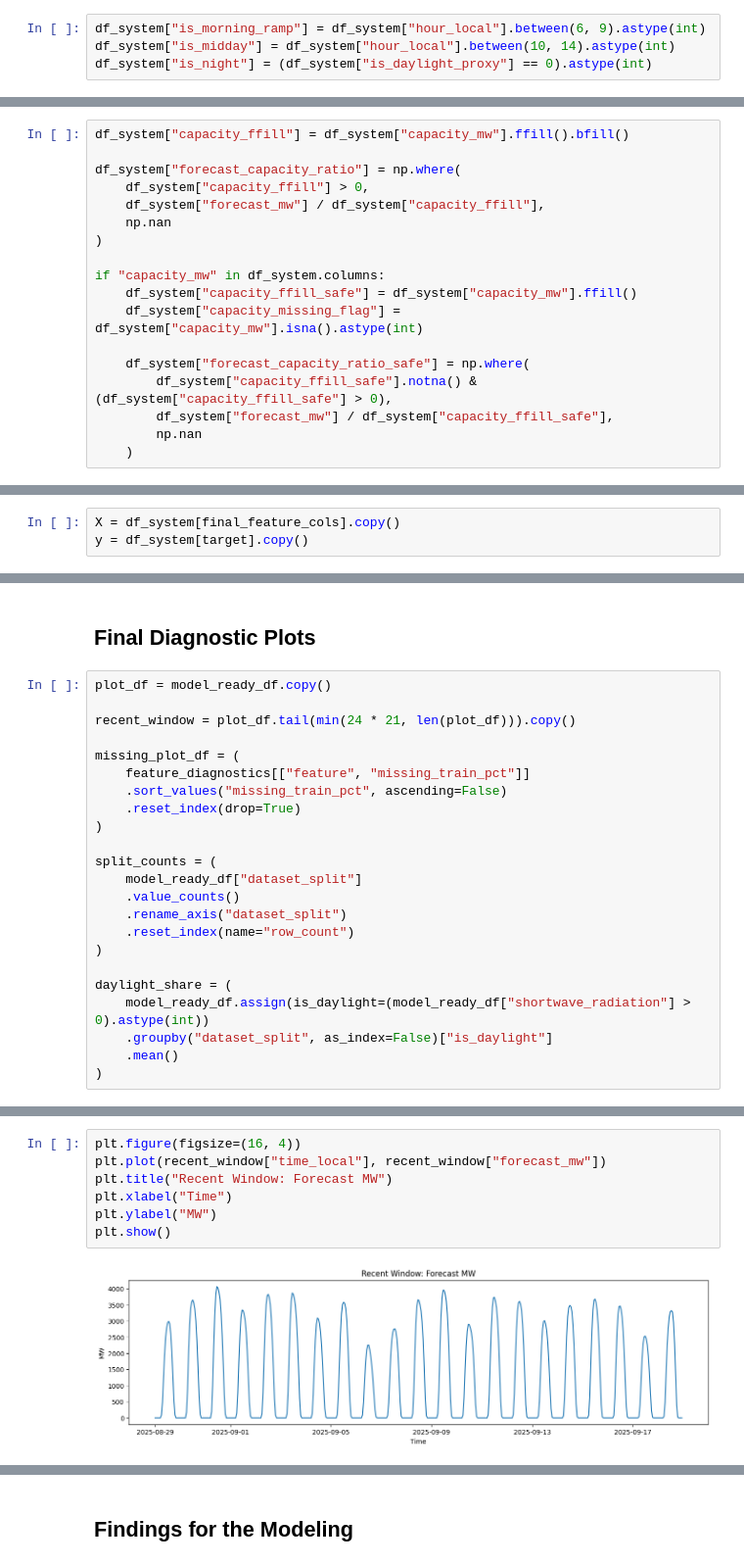
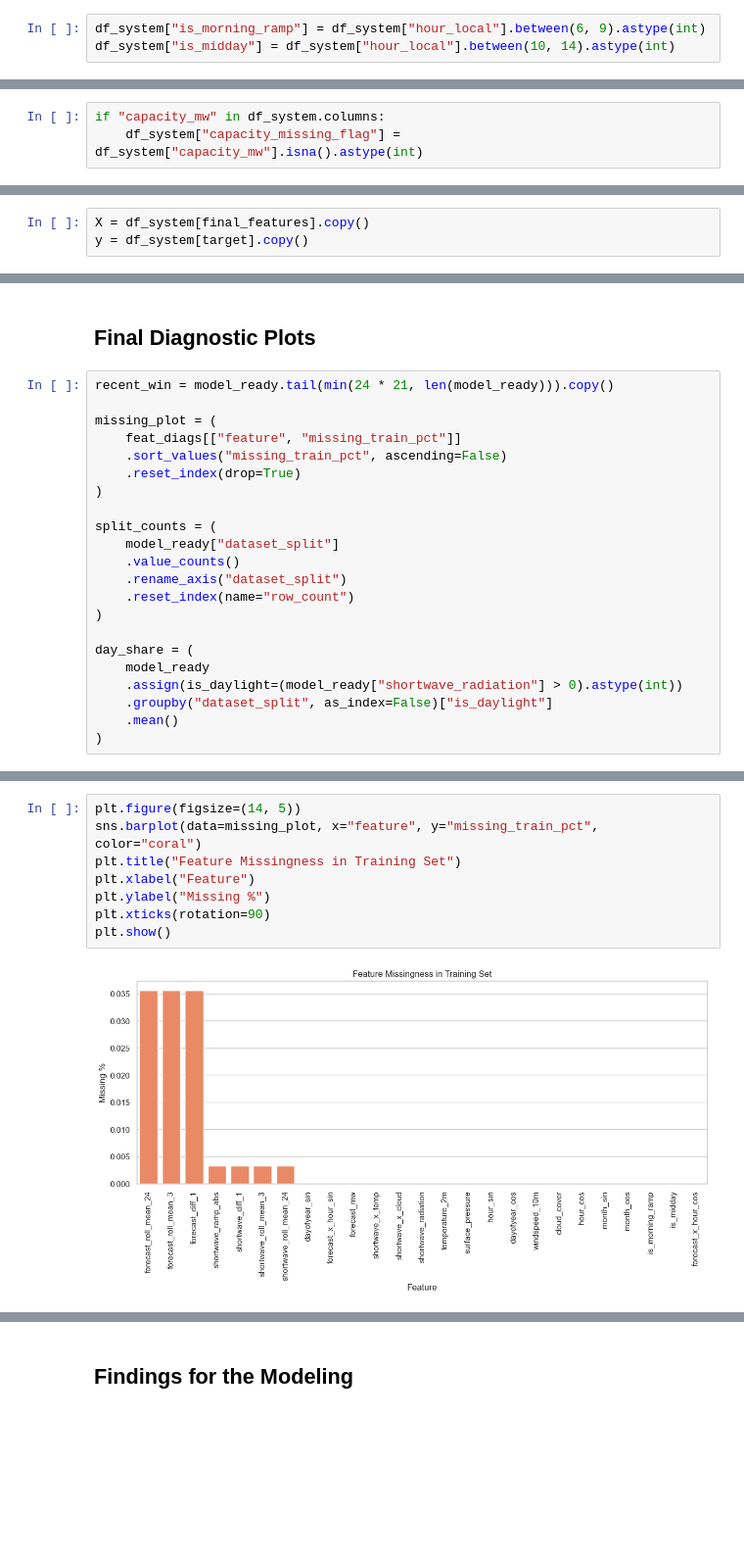
Before and after one commit to sumaitate/nyiso-solar-residual, a Jupyter notebook: notebooks/02_feature_engineering.ipynb, the cells around one changed output, grey strips where cells are left out. Shown at 98% size. Saved outputs shown, nothing was run; the diff lists cells and outputs as text; blank space fills up the shorter version.

Commit message:
modified notebooks 02-03 with new configs and saved plots.

```diff
--- a/notebooks/02_feature_engineering.ipynb
+++ b/notebooks/02_feature_engineering.ipynb
@@ -125,28 +131,12 @@ df_system["dayofyear_cos"] = np.cos(2 * np.pi * df_system["dayofyear_local"] / 3
 # %%
 df_system["is_morning_ramp"] = df_system["hour_local"].between(6, 9).astype(int)
 df_system["is_midday"] = df_system["hour_local"].between(10, 14).astype(int)
-df_system["is_night"] = (df_system["is_daylight_proxy"] == 0).astype(int)
 # %% [markdown]
 ## Capacity Handling
 capacity ratio is forecast/installed cap
 # %%
-df_system["capacity_ffill"] = df_system["capacity_mw"].ffill().bfill()
-
-df_system["forecast_capacity_ratio"] = np.where(
-    df_system["capacity_ffill"] > 0,
-    df_system["forecast_mw"] / df_system["capacity_ffill"],
-    np.nan
-)
-
 if "capacity_mw" in df_system.columns:
-    df_system["capacity_ffill_safe"] = df_system["capacity_mw"].ffill()
     df_system["capacity_missing_flag"] = df_system["capacity_mw"].isna().astype(int)
-
-    df_system["forecast_capacity_ratio_safe"] = np.where(
-        df_system["capacity_ffill_safe"].notna() & (df_system["capacity_ffill_safe"] > 0),
-        df_system["forecast_mw"] / df_system["capacity_ffill_safe"],
-        np.nan
-    )
 # %% [markdown]
 ## Weather and Forecast Interaction Features
 PV depends on irradiance, temp, and how clouds move
@@ -289,4 +263,4 @@ final_feature_cols = [c for c in final_feature_cols if c in df_system.columns]
 # %%
-X = df_system[final_feature_cols].copy()
+X = df_system[final_features].copy()
 y = df_system[target].copy()
 # %%
@@ -499,25 +431,24 @@ Output Path: C:\Users\sumai\Documents\ML_NYISOSolarForecasting\data\processed\04
 # %% [markdown]
 ## Final Diagnostic Plots
 # %%
-plot_df = model_ready_df.copy()
+recent_win = model_ready.tail(min(24 * 21, len(model_ready))).copy()
 
-recent_window = plot_df.tail(min(24 * 21, len(plot_df))).copy()
-
-missing_plot_df = (
-    feature_diagnostics[["feature", "missing_train_pct"]]
+missing_plot = (
+    feat_diags[["feature", "missing_train_pct"]]
     .sort_values("missing_train_pct", ascending=False)
     .reset_index(drop=True)
 )
 
 split_counts = (
-    model_ready_df["dataset_split"]
+    model_ready["dataset_split"]
     .value_counts()
     .rename_axis("dataset_split")
     .reset_index(name="row_count")
 )
 
-daylight_share = (
-    model_ready_df.assign(is_daylight=(model_ready_df["shortwave_radiation"] > 0).astype(int))
+day_share = (
+    model_ready
+    .assign(is_daylight=(model_ready["shortwave_radiation"] > 0).astype(int))
     .groupby("dataset_split", as_index=False)["is_daylight"]
     .mean()
 )
@@ -524,10 +464,11 @@ daylight_share = (
 # %%
-plt.figure(figsize=(16, 4))
-plt.plot(recent_window["time_local"], recent_window["forecast_mw"])
-plt.title("Recent Window: Forecast MW")
-plt.xlabel("Time")
-plt.ylabel("MW")
+plt.figure(figsize=(14, 5))
+sns.barplot(data=missing_plot, x="feature", y="missing_train_pct", color="coral")
+plt.title("Feature Missingness in Training Set")
+plt.xlabel("Feature")
+plt.ylabel("Missing %")
+plt.xticks(rotation=90)
 plt.show()
 # %% [output]
-[figure, old version]
+[figure, new version]
 # %%
```
Also changed, not shown: parts of 24 cells of this notebook, 6 other files.
